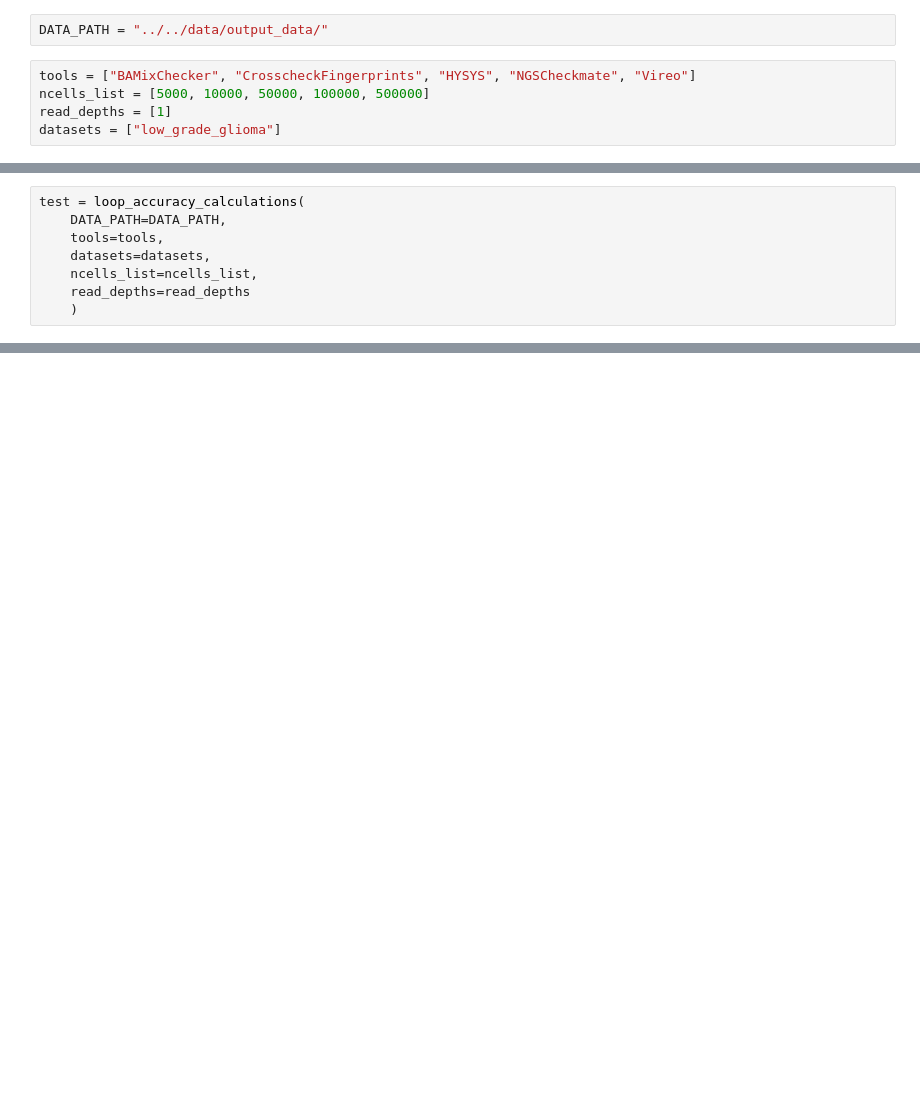
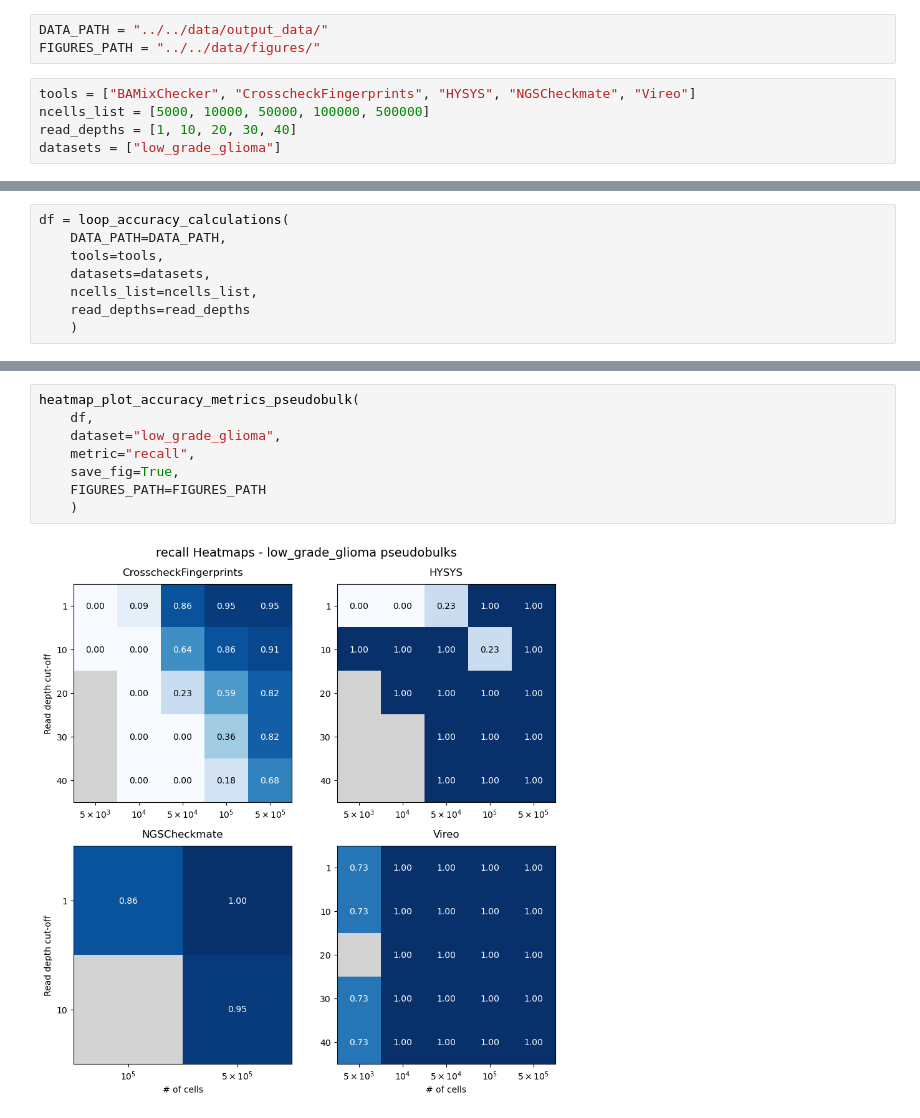
Before and after one commit to emma2207/hgsoc-reconstruction, a Jupyter notebook: sample_id_matching/scripts/experiment/accuracy_results.ipynb, the cells around one changed output, grey strips where cells are left out. Saved outputs shown, nothing was run; the diff lists cells and outputs as text; blank space fills up the shorter version.

Commit message:
accuracy plots

```diff
--- a/sample_id_matching/scripts/experiment/accuracy_results.ipynb
+++ b/sample_id_matching/scripts/experiment/accuracy_results.ipynb
@@ -12,8 +9,9 @@ from analysis_shared_functions import (
 )
 # %%
 DATA_PATH = "../../data/output_data/"
+FIGURES_PATH = "../../data/figures/"
 # %%
 tools = ["BAMixChecker", "CrosscheckFingerprints", "HYSYS", "NGSCheckmate", "Vireo"]
 ncells_list = [5000, 10000, 50000, 100000, 500000]
-read_depths = [1]
+read_depths = [1, 10, 20, 30, 40]
 datasets = ["low_grade_glioma"]
@@ -70,5 +18,5 @@ def loop_accuracy_calculations(DATA_PATH, tools, datasets, ncells_list, read_dep
 # %%
-test = loop_accuracy_calculations(
+df = loop_accuracy_calculations(
     DATA_PATH=DATA_PATH,
     tools=tools,
     datasets=datasets,
@@ -122,0 +152,10 @@ test
+# %%
+heatmap_plot_accuracy_metrics_pseudobulk(
+    df,
+    dataset="low_grade_glioma",
+    metric="recall",
+    save_fig=True,
+    FIGURES_PATH=FIGURES_PATH
+    )
+# %% [output]
+[figure, added]
```
Also changed, not shown: parts of 6 cells of this notebook, 4 other files.
